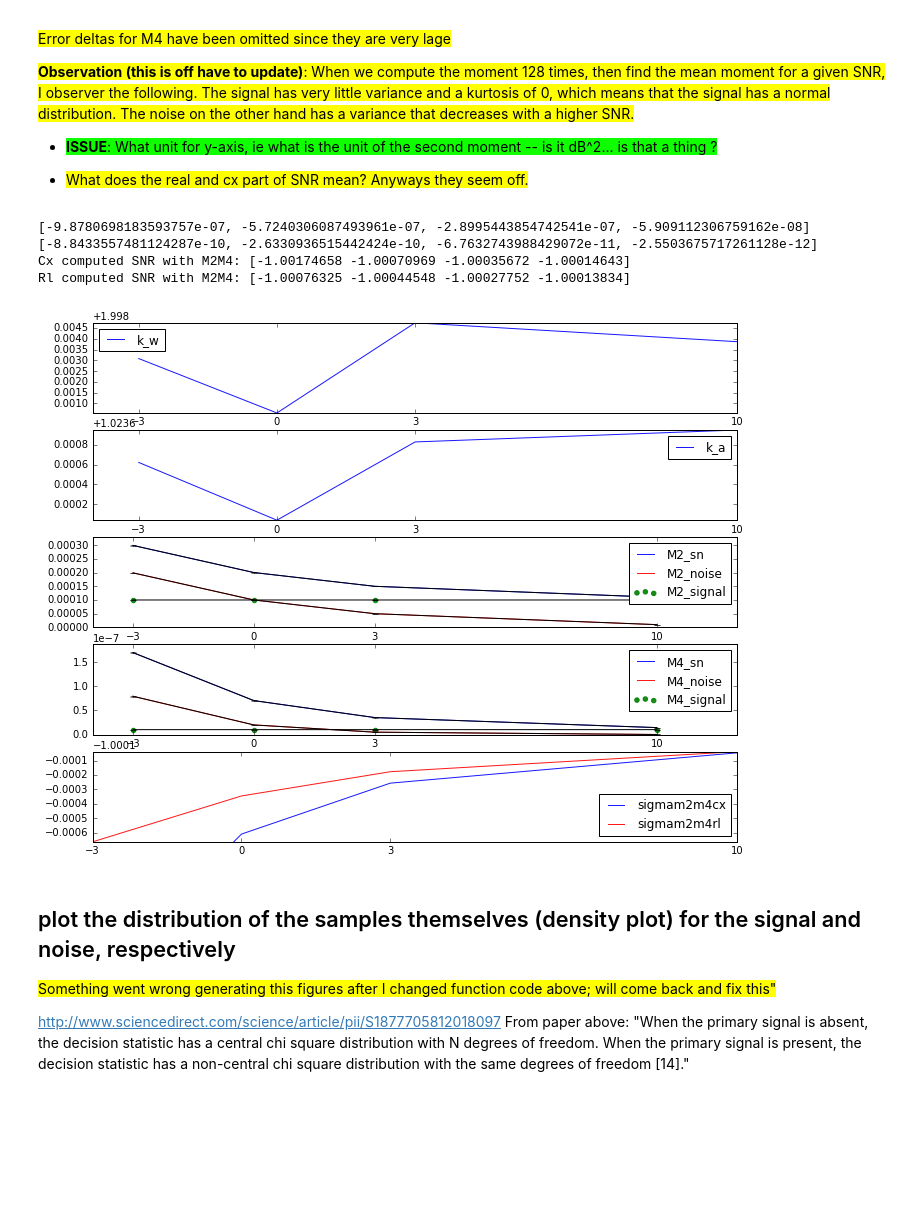
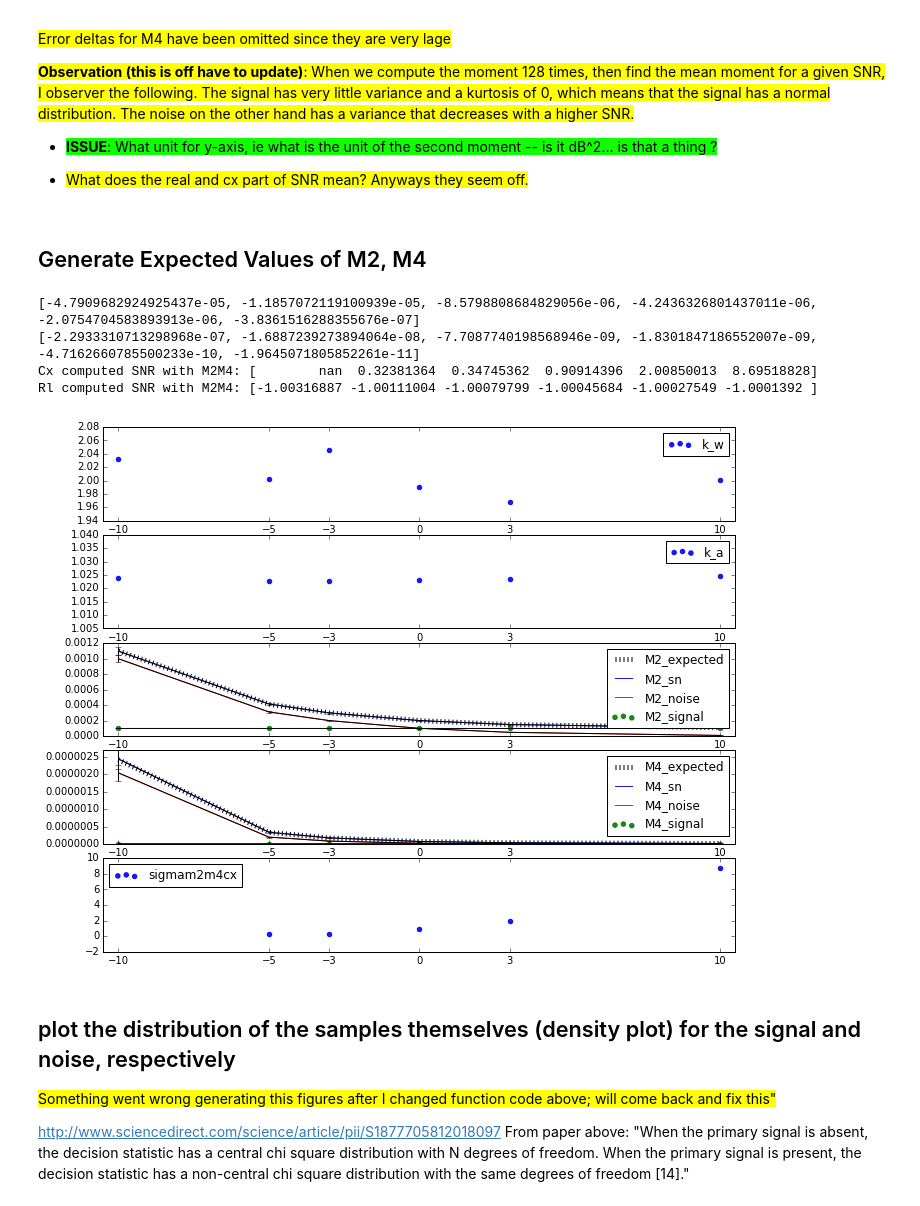
Before and after one commit to rollingcoconut/RadioML, a Jupyter notebook: Detecting_Users_psk_samps_pickled.ipynb, the cells around one changed output. Cells and saved outputs as stored; diff of their text form; code cells hidden in the pictures; blank space fills up the shorter version.

```diff
--- a/Detecting_Users_psk_samps_pickled.ipynb
+++ b/Detecting_Users_psk_samps_pickled.ipynb
@@ -8,10 +8,21 @@ import numpy as np
 import pickle
 import os, re, glob
 from scipy import stats
+
+
+from sklearn.cross_validation import train_test_split
+from sklearn.preprocessing import StandardScaler
+from sklearn.svm import SVC
+
+snrlist = [-10,-5,-3,0,3,10]
+
+no_trials=128
+no_data=64
 # %%
 def compute_power(arr):
     # used to compute power of signal and Power of Noise
     return sum([ np.abs(i)**2 for i in arr])/len(arr)
+    #return np.mean([ np.abs(i)**2 for i in arr])
 
 
 def plot_snr_density( noise_power, noiseless_signal_power, ax=None,title="title", xlabel="", ylabel=""):
@@ -112,20 +123,29 @@ def shape_fn(func, no_data=no_data ):
 
     return [shapeFn_signal, shapeFn_signal_err, shapeFn_noise, shapeFn_noise_err, shapeFn_sn, shapeFn_sn_err ]
 
-def plot_shape_fn(func, no_data=no_data, plot=None, shapeFn_name="", color_="b"):
+def plot_shape_fn(func, no_data=no_data, plot=None, shapeFn_name="", color_="b",loc=None):
         if (func is compute_k_w or func is compute_k_a or func is compute_Esnr_m2m4_cx or func is compute_Esnr_m2m4_rl):
             shapeFn_data = func( no_data)
-            plot.plot( snrlist, shapeFn_data,alpha=0.9, label=shapeFn_name, color=color_ )
-            plot.set_ylim([min(sum(  [0], shapeFn_data )),max( shapeFn_data)])
+            plot.scatter( snrlist, shapeFn_data,alpha=0.9, label=shapeFn_name, color=color_ )
+            #plot.set_ylim([min(sum(  [0], shapeFn_data )),max( shapeFn_data)])
+            plot.set_xlim(-10.5,10.5)
 
         else:
             shapeFn_signal, shapeFn_signal_err, shapeFn_noise, shapeFn_noise_err, shapeFn_sn, shapeFn_sn_err = \
                shape_fn(func,no_data)
 
+            # NOT GOOD TO HAVE THIS HERE
+            if  func is compute_M2: plot.plot(snrlist, M2_exp[0], label="M2_expected", color="k", ls=":", linewidth=5)
+
+            if  func is compute_M4: plot.plot(snrlist, M4_exp[0], label="M4_expected", color="k", ls=":", linewidth=5)
+            #except: pass
+
             plot.plot( snrlist, shapeFn_sn,color="b",alpha=0.9, label=shapeFn_name + "_sn")
             plot.plot( snrlist, shapeFn_noise,color="r",alpha=0.9, label= shapeFn_name + "_noise")
             plot.scatter( snrlist, shapeFn_signal  ,color="g",alpha=0.9, label= shapeFn_name +"_signal")
             plot.set_ylim([min( sum([[0],shapeFn_sn,shapeFn_noise, shapeFn_signal],[]) ),1.1*max( sum([shapeFn_sn,shapeFn_noise, shapeFn_signal],[]) )])
+            plot.set_xlim(-10.5,10.5)
+
 
             # compute error deltas
             yerr_noise = [(a-b) for (a,b) in shapeFn_noise_err]
@@ -140,7 +160,10 @@ def plot_shape_fn(func, no_data=no_data, plot=None, shapeFn_name="", color_="b")
             plot.errorbar(snrlist, shapeFn_signal, yerr=yerr_signal , color="black")
 
         plot.set_xticks(snrlist)
-        plot.legend( loc="best")
+        if loc:
+            plot.legend( loc=loc)
+        else:
+            plot.legend( loc="best")
 
 # to generate kurtosis data on trial basis, use parameters
 def compute_k_a(no_data=no_data , M2=None, M4=None):
@@ -158,8 +181,8 @@ def compute_Esnr_m2m4_cx(no_data=no_data):
     M4 = shape_fn(compute_M4,no_data)
     M2= np.array(M2[4])
     M4= np.array(M4[4])
-    num = np.sqrt(2*M2**2 - M4)
-    return num/ (M4-num)
+    num = np.sqrt(2*(M2**2) - M4)
+    return num/ (M2-num)
 
 def compute_Esnr_m2m4_rl(no_data=no_data):
     M2 = shape_fn(compute_M2,no_data)
@@ -236,8 +259,5 @@ Also include the signal without noise
 * <span style="background-color: #0FFF00">**ISSUE**:  What unit for y-axis, ie what is the unit of the second moment -- is it dB^2...  is that a thing ?</span>
 
 * <span style="background-color: #FFFF00"> What does the real and cx part of SNR mean? Anyways they seem off.</span>
-# %%
-snrlist = [-3,0,3,10]
-
-no_trials=128
-no_data=4096
+# %% [markdown]
+## Generate Expected Values of M2, M4
@@ -244,28 +282,27 @@ no_data=4096
 # %%
 f3, axtuple3 = plt.subplots(5,1,  figsize=(10, 15)) # right only only  provide subplots for M2,M4, axtuple3[0], axtuple3[1]
 
 #k_w =compute_k_w(no_data)
 plot_shape_fn(compute_k_w, no_data,plot=axtuple3[0],shapeFn_name="k_w")
 plot_shape_fn(compute_k_a, no_data,plot=axtuple3[1],shapeFn_name="k_a")
 
 
 plot_shape_fn(compute_M2, no_data=no_data,plot=axtuple3[2], shapeFn_name="M2")
 plot_shape_fn(compute_M4, no_data=no_data,plot=axtuple3[3], shapeFn_name="M4")
 
 plt.tight_layout()
 plt.subplots_adjust(bottom=0.5) # use a lower number to make more vertical space
 
 
 print("Cx computed SNR with M2M4:",compute_Esnr_m2m4_cx(no_data=no_data))
 print("Rl computed SNR with M2M4:",compute_Esnr_m2m4_rl(no_data=no_data))
-plot_shape_fn(compute_Esnr_m2m4_cx, no_data,axtuple3[4],shapeFn_name="sigmam2m4cx")
-plot_shape_fn(compute_Esnr_m2m4_rl, no_data,axtuple3[4],shapeFn_name="sigmam2m4rl", color_="r")
+plot_shape_fn(compute_Esnr_m2m4_cx, no_data,axtuple3[4],shapeFn_name="sigmam2m4cx",loc="upper left")
 # %% [output]
-[-9.8780698183593757e-07, -5.7240306087493961e-07, -2.8995443854742541e-07, -5.909112306759162e-08]
-[-8.8433557481124287e-10, -2.6330936515442424e-10, -6.7632743988429072e-11, -2.5503675717261128e-12]
-Cx computed SNR with M2M4: [-1.00174658 -1.00070969 -1.00035672 -1.00014643]
-Rl computed SNR with M2M4: [-1.00076325 -1.00044548 -1.00027752 -1.00013834]
+[-4.7909682924925437e-05, -1.1857072119100939e-05, -8.5798808684829056e-06, -4.2436326801437011e-06, -2.0754704583893913e-06, -3.8361516288355676e-07]
+[-2.2933310713298968e-07, -1.6887239273894064e-08, -7.7087740198568946e-09, -1.8301847186552007e-09, -4.7162660785500233e-10, -1.9645071805852261e-11]
+Cx computed SNR with M2M4: [        nan  0.32381364  0.34745362  0.90914396  2.00850013  8.69518828]
+Rl computed SNR with M2M4: [-1.00316887 -1.00111004 -1.00079799 -1.00045684 -1.00027549 -1.0001392 ]
-[figure, old version]
+[figure, new version]
 # %% [markdown]
 ## plot the distribution of the samples themselves (density plot) for the signal and noise, respectively
 <span style="background-color: #FFFF00"> Something went wrong generating this figures after I changed function code above; will come back and fix this"</span>
```
Also changed, not shown: parts of 24 cells of this notebook.
